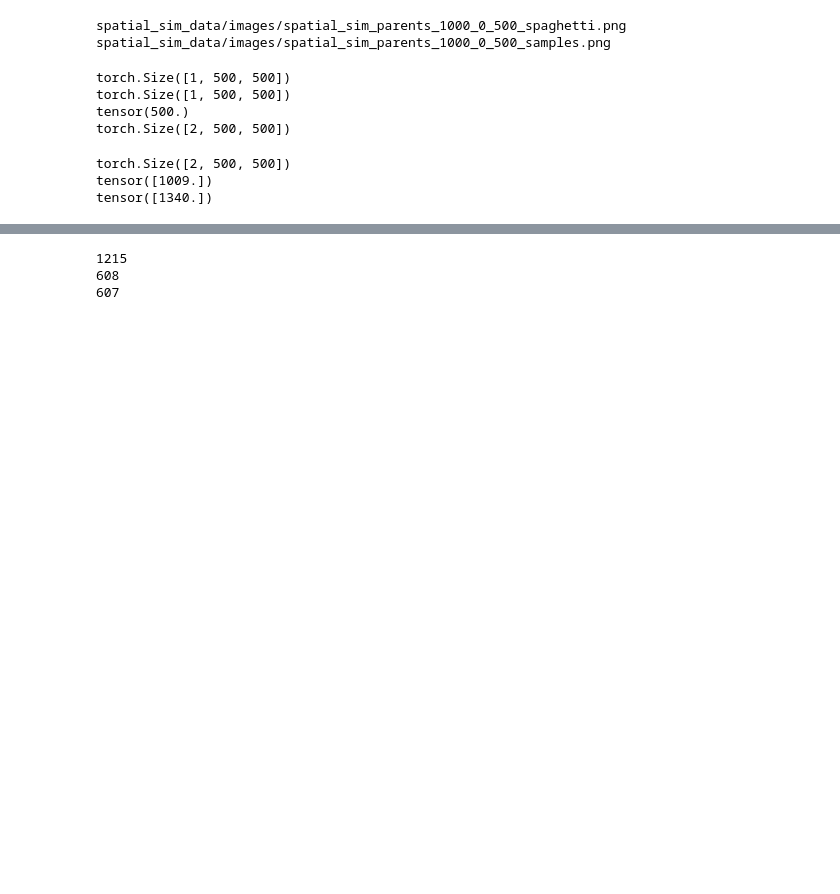
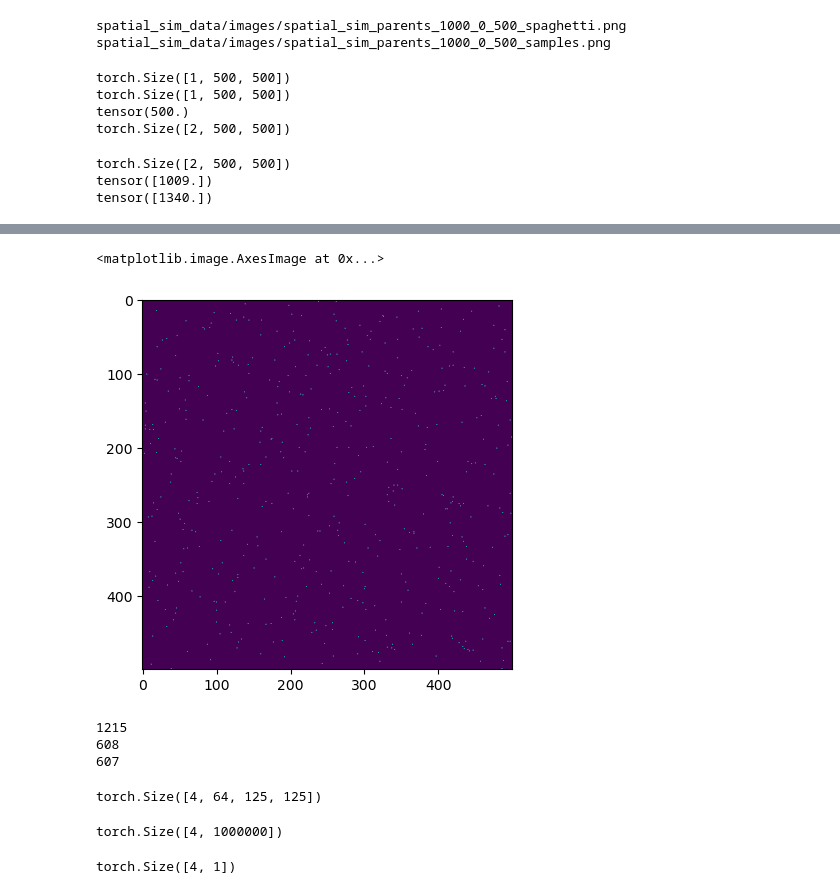
Before and after one commit to giliapatterson/spatial_ckmr, a Jupyter notebook: close_kin_slim/spaghetti_nn.ipynb, the cells around one changed output, grey strips where cells are left out. Cells and saved outputs as stored; diff of their text form; code cells hidden in the pictures; blank space fills up the shorter version.

```diff
--- a/close_kin_slim/spaghetti_nn.ipynb
+++ b/close_kin_slim/spaghetti_nn.ipynb
@@ -101,3 +119,8 @@ tensor([1340.])
+# %%
+plt.imshow(kin_dataset[2][0][1])
+# %% [output]
+<matplotlib.image.AxesImage at 0x...>
+[figure, added]
 # %%
 n_total = len(kin_dataset)
 n_train = round(n_total*0.5)
@@ -119,0 +151,10 @@ print(len(test_kin))
+# %%
+x = torch.ones((4, 2, 500, 500))
+model(x).shape
+# %% [output]
+torch.Size([4, 64, 125, 125])
+# %%
+model.add_module('flatten', nn.Flatten())
+model(x).shape
+# %% [output]
+torch.Size([4, 1000000])
@@ -119,0 +166,4 @@ print(len(test_kin))
+# %%
+model(x).shape
+# %% [output]
+torch.Size([4, 1])
```
Also changed, not shown: parts of 13 cells of this notebook, 2 other files.
